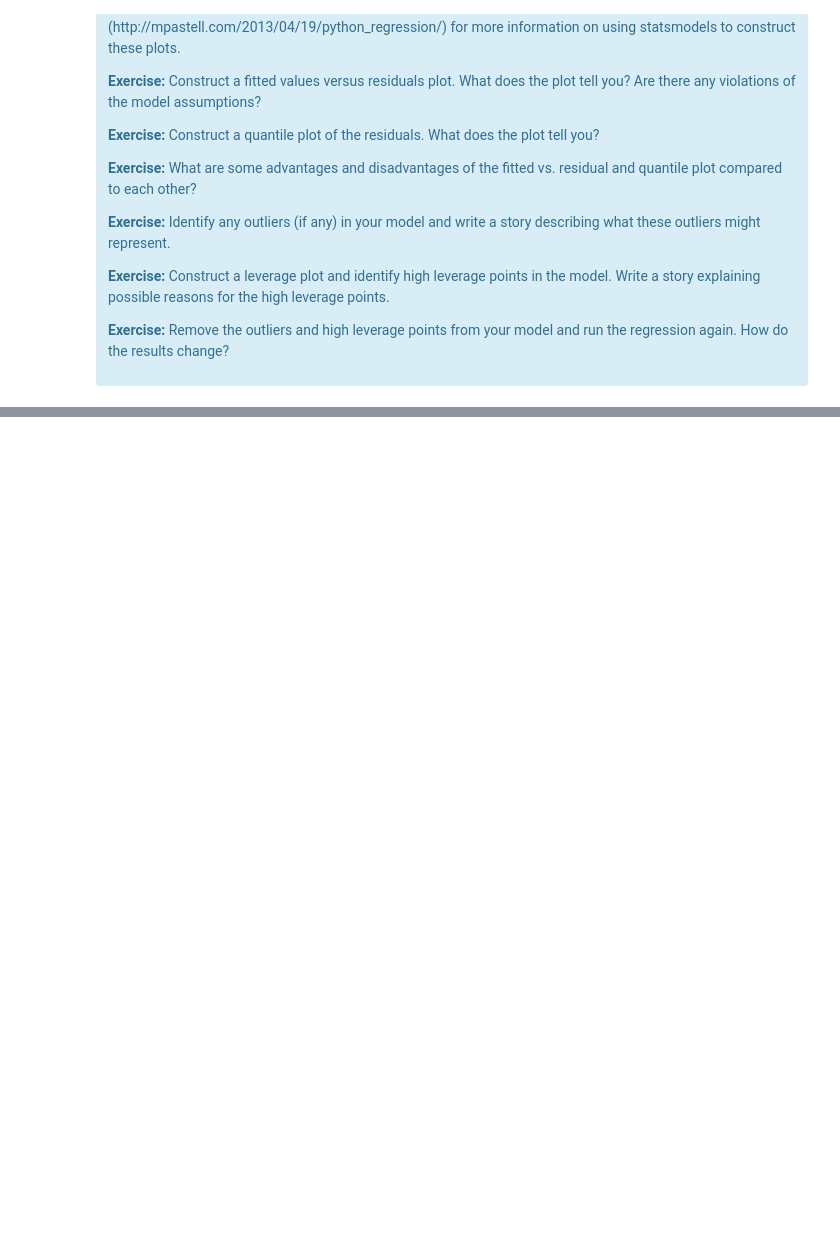
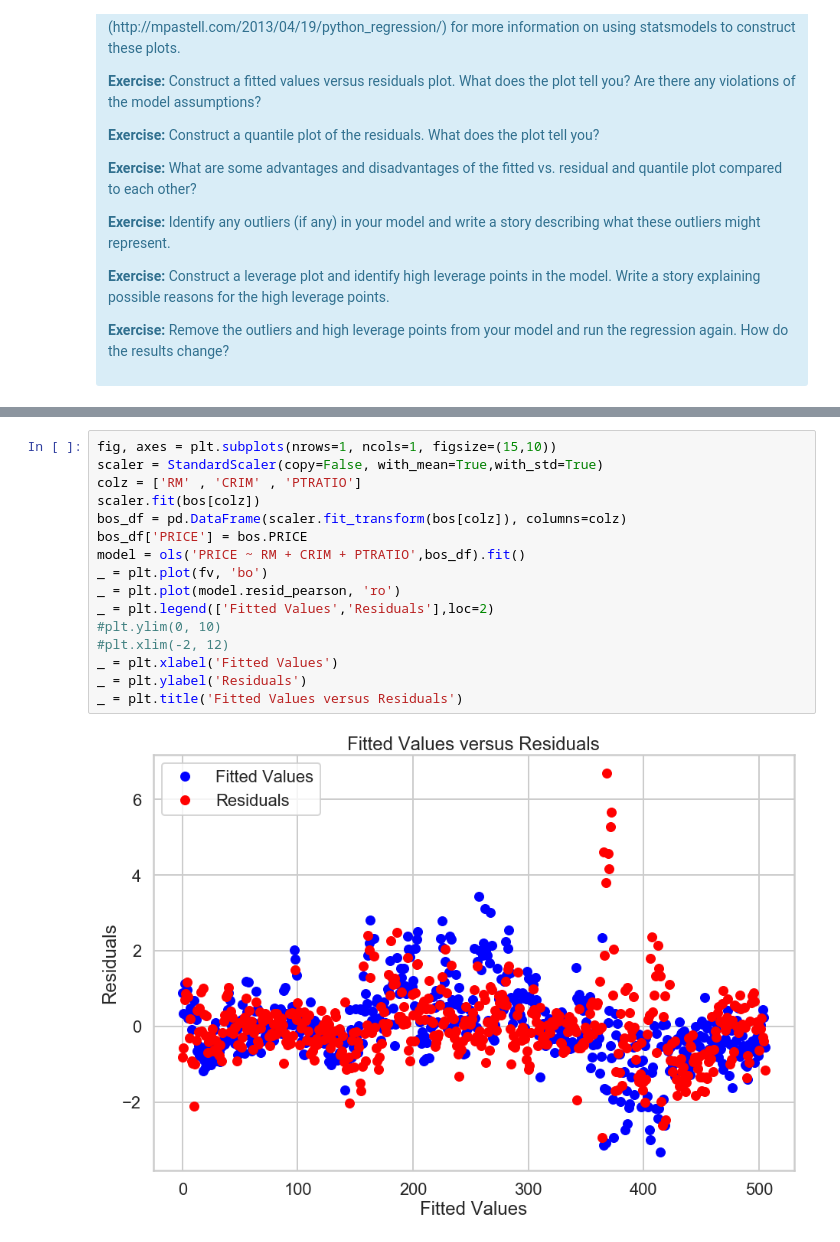
Before and after one commit to cleonard1261/springboard, a Jupyter notebook: linear_regression/Mini_Project_Linear_Regression.ipynb, the cells around one changed output, grey strips where cells are left out. Drawn from its saved outputs; the diff is of its cells as text; blank space fills up the shorter version.

Commit message:
added some plots and answered some questions

```diff
--- a/linear_regression/Mini_Project_Linear_Regression.ipynb
+++ b/linear_regression/Mini_Project_Linear_Regression.ipynb
@@ -1040,0 +1036,18 @@ There are some other issues that are important investigate with linear regressio
+# %%
+fig, axes = plt.subplots(nrows=1, ncols=1, figsize=(15,10))
+scaler = StandardScaler(copy=False, with_mean=True,with_std=True)
+colz = ['RM' , 'CRIM' , 'PTRATIO']
+scaler.fit(bos[colz])
+bos_df = pd.DataFrame(scaler.fit_transform(bos[colz]), columns=colz)
+bos_df['PRICE'] = bos.PRICE
+model = ols('PRICE ~ RM + CRIM + PTRATIO',bos_df).fit()
+_ = plt.plot(fv, 'bo')
+_ = plt.plot(model.resid_pearson, 'ro')
+_ = plt.legend(['Fitted Values','Residuals'],loc=2)
+#plt.ylim(0, 10)
+#plt.xlim(-2, 12)
+_ = plt.xlabel('Fitted Values')
+_ = plt.ylabel('Residuals')
+_ = plt.title('Fitted Values versus Residuals')
+# %% [output]
+[figure, added]
```
Also changed, not shown: parts of 21 cells of this notebook.
